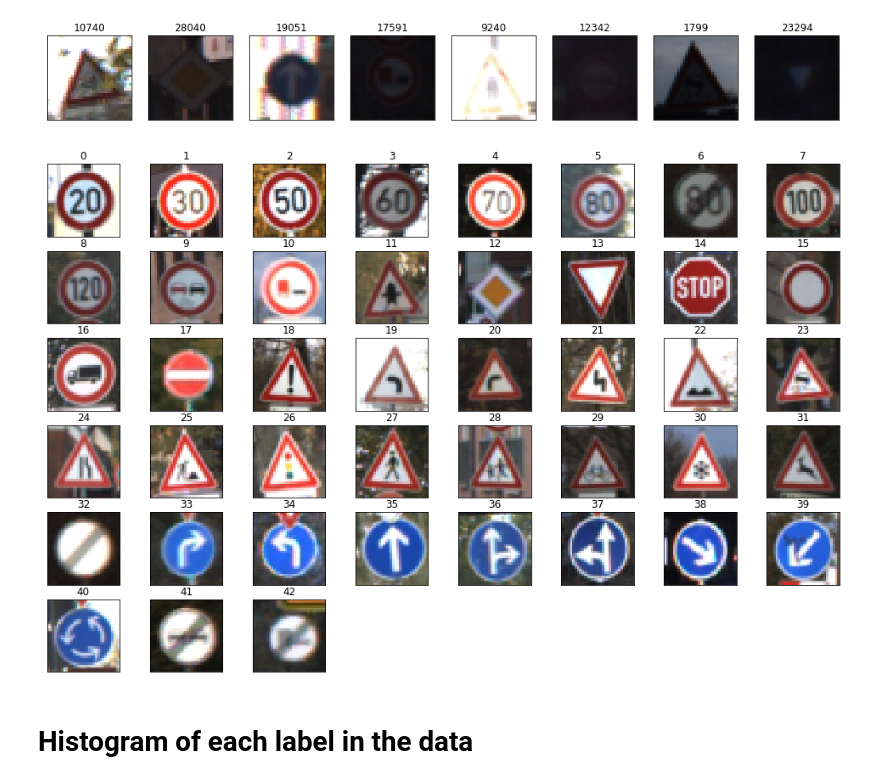
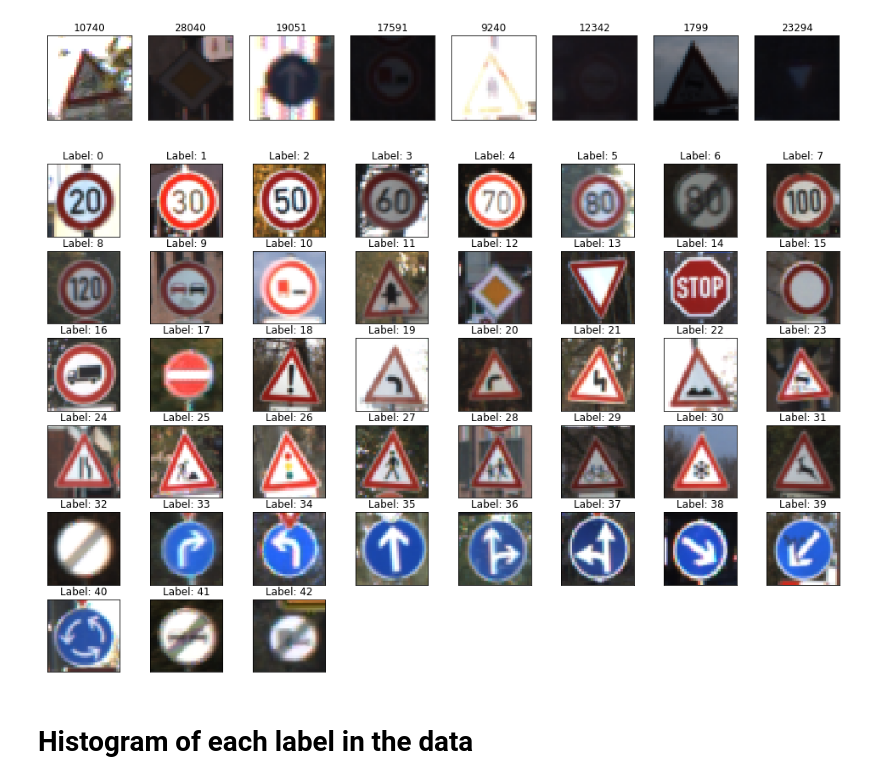
Before and after one commit to stefancyliax/CarND-Traffic-Sign-Classifier-Project, a Jupyter notebook: Traffic_Sign_Classifier.ipynb, the cells around one changed output. Cells and saved outputs as stored; diff of their text form; code cells hidden in the pictures.

```diff
--- a/Traffic_Sign_Classifier.ipynb
+++ b/Traffic_Sign_Classifier.ipynb
@@ -115,7 +115,7 @@ for n in range(32):
     plt.subplot(4,8,n+1)
     plt.xticks([]), plt.yticks([])
     plt.imshow(image, cmap="gray")
-    plt.title(index)
+    plt.title('Sample: ' + str(index))
 
 plt.show()
 # %% [output]
@@ -150,35 +149,35 @@ def get_prototypes(X_train):
                              26183, 25913, 4588, 1934, 10885,
                              34406, 1577, 10526, 26956, 10578,
                              25220, 509, 10193, 26747, 20205,
                              20003, 983, 4907, 14545, 25512,
                              4220, 171, 9873 ])
 
     X_prototypes = np.array([])
 
     for n in prototype_index:
         if X_prototypes.size == 0:
             X_prototypes = X_train[n].reshape(1,32,32,3)
         else:
             X_prototypes = np.vstack((X_prototypes, X_train[n].reshape(1,32,32,3)))
 
     return X_prototypes
 
 
 X_prototypes = get_prototypes(X_train)
 
 # Print one example for every label.
 plt.figure(figsize=(17,11))
 
 for n in range(len(X_prototypes)):
     image = X_prototypes[n]
     plt.subplot(6,8,n+1)
     plt.xticks([]), plt.yticks([])
     plt.imshow(image, cmap="gray")
-    plt.title(n)
+    plt.title('Label: '+ str(n))
 
 plt.show()
 # %% [output]
-[figure, old version]
+[figure, new version]
 # %% [markdown]
 # Histogram of each label in the data
 # %%
```
Also changed, not shown: parts of 15 cells of this notebook, 3 other files.
